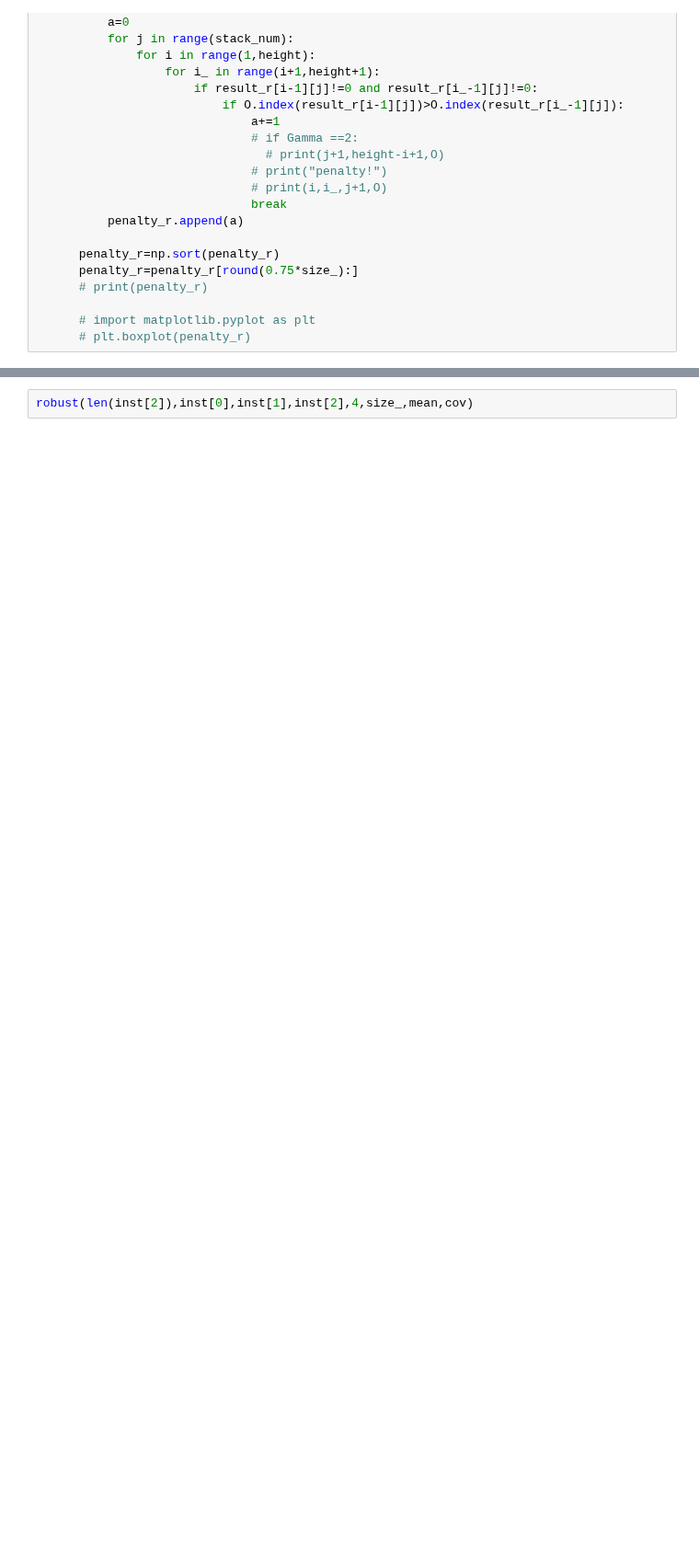
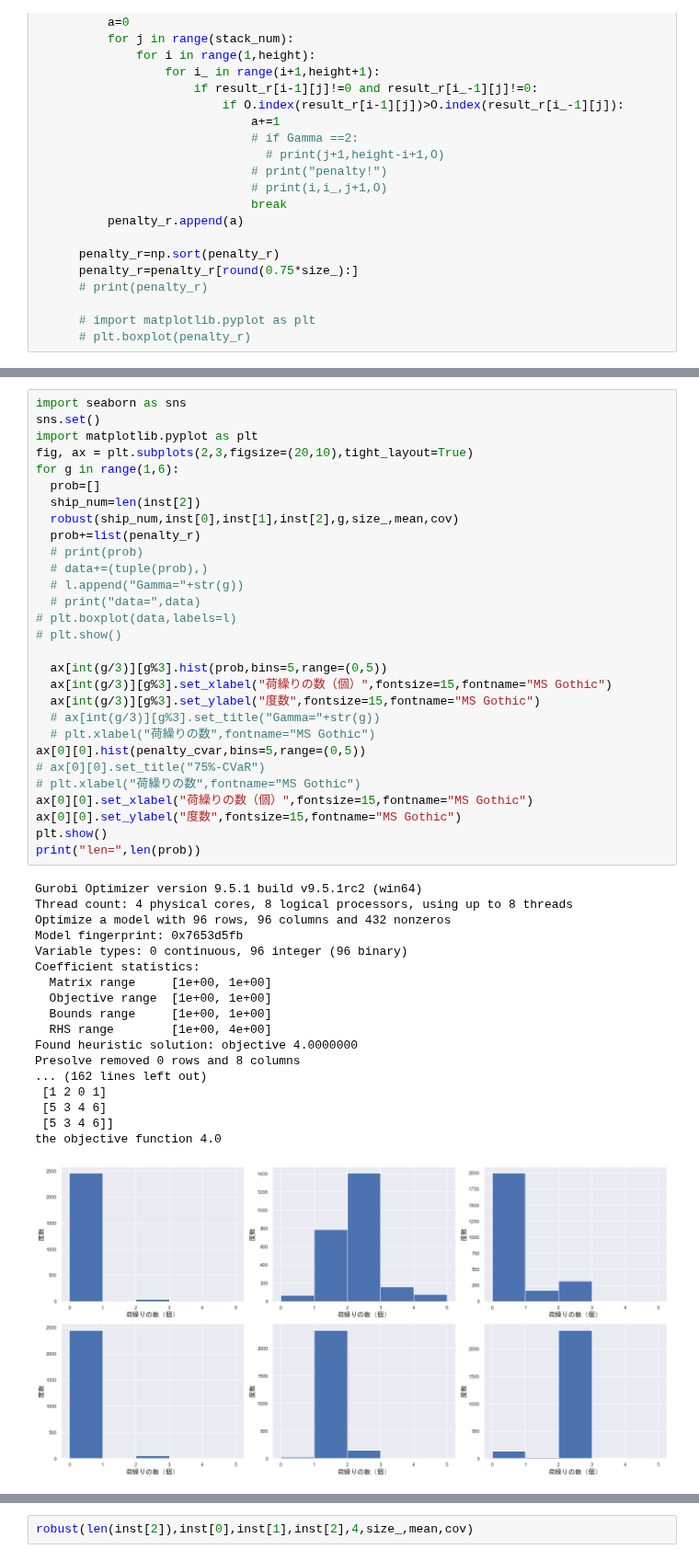
Before and after one commit to ikumadaiki/CPMP, a Jupyter notebook: callback.ipynb, the cells around one changed output, grey strips where cells are left out. Shown at 92% size. Drawn from its saved outputs; the diff is of its cells as text; blank space fills up the shorter version.

```diff
--- a/callback.ipynb
+++ b/callback.ipynb
@@ -521,0 +514,48 @@ array([[0, 0, 0, 0, 0],
+# %%
+import seaborn as sns
+sns.set()
+import matplotlib.pyplot as plt
+fig, ax = plt.subplots(2,3,figsize=(20,10),tight_layout=True)
+for g in range(1,6):
+  prob=[]
+  ship_num=len(inst[2])
+  robust(ship_num,inst[0],inst[1],inst[2],g,size_,mean,cov)
+  prob+=list(penalty_r)
+  # print(prob)
+  # data+=(tuple(prob),)
+  # l.append("Gamma="+str(g))
+  # print("data=",data)
+# plt.boxplot(data,labels=l)
+# plt.show()
+
+  ax[int(g/3)][g%3].hist(prob,bins=5,range=(0,5))
+  ax[int(g/3)][g%3].set_xlabel("荷繰りの数（個）",fontsize=15,fontname="MS Gothic")
+  ax[int(g/3)][g%3].set_ylabel("度数",fontsize=15,fontname="MS Gothic")
+  # ax[int(g/3)][g%3].set_title("Gamma="+str(g))
+  # plt.xlabel("荷繰りの数",fontname="MS Gothic")
+ax[0][0].hist(penalty_cvar,bins=5,range=(0,5))
+# ax[0][0].set_title("75%-CVaR")
+# plt.xlabel("荷繰りの数",fontname="MS Gothic")
+ax[0][0].set_xlabel("荷繰りの数（個）",fontsize=15,fontname="MS Gothic")
+ax[0][0].set_ylabel("度数",fontsize=15,fontname="MS Gothic")
+plt.show()
+print("len=",len(prob))
+# %% [output]
+Gurobi Optimizer version 9.5.1 build v9.5.1rc2 (win64)
+Thread count: 4 physical cores, 8 logical processors, using up to 8 threads
+Optimize a model with 96 rows, 96 columns and 432 nonzeros
+Model fingerprint: 0x7653d5fb
+Variable types: 0 continuous, 96 integer (96 binary)
+Coefficient statistics:
+  Matrix range     [1e+00, 1e+00]
+  Objective range  [1e+00, 1e+00]
+  Bounds range     [1e+00, 1e+00]
+  RHS range        [1e+00, 4e+00]
+Found heuristic solution: objective 4.0000000
+Presolve removed 0 rows and 8 columns
+... (162 lines left out)
+ [1 2 0 1]
+ [5 3 4 6]
+ [5 3 4 6]]
+the objective function 4.0
+[figure, added]
```
Also changed, not shown: parts of 11 cells of this notebook, 1 other file.
